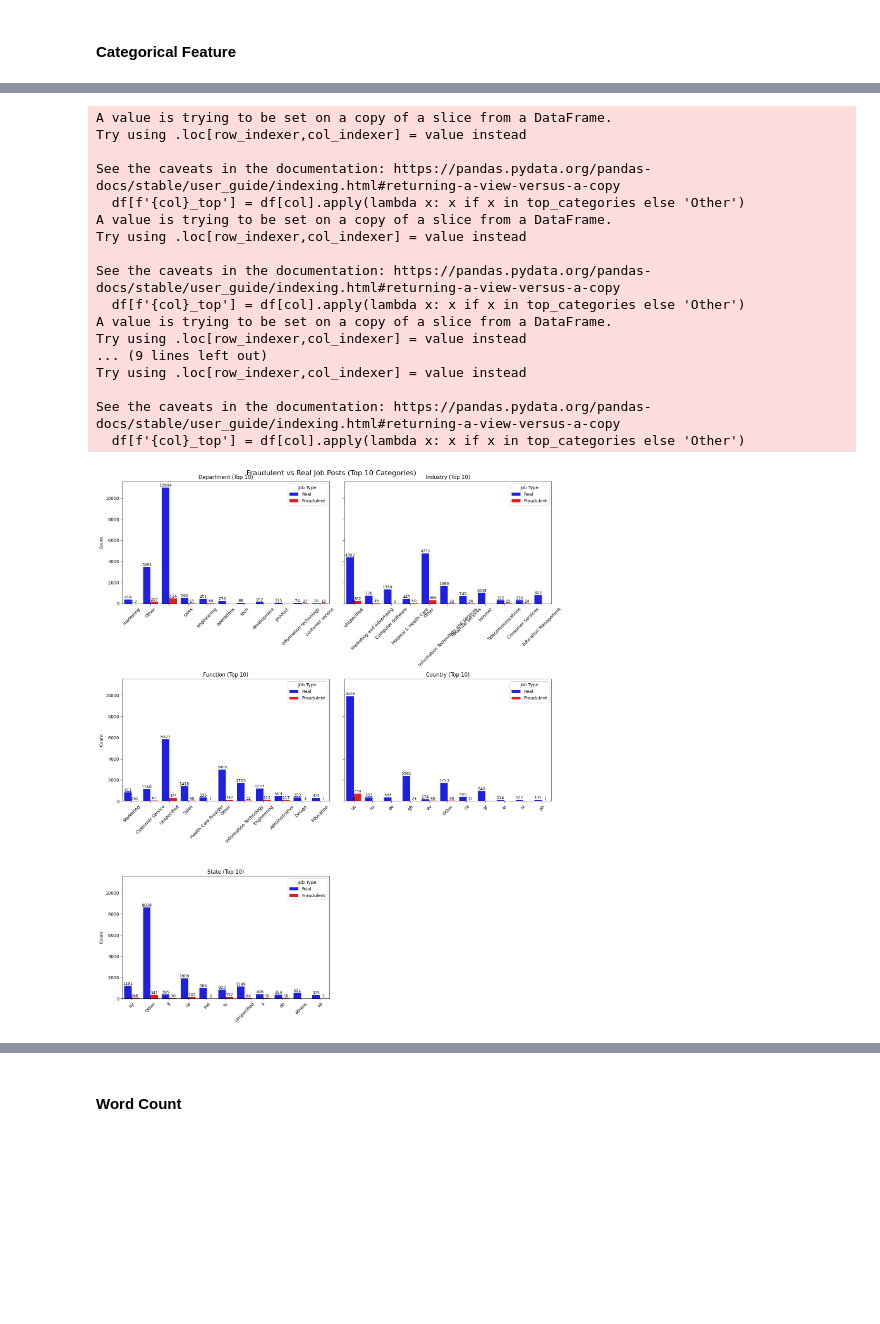
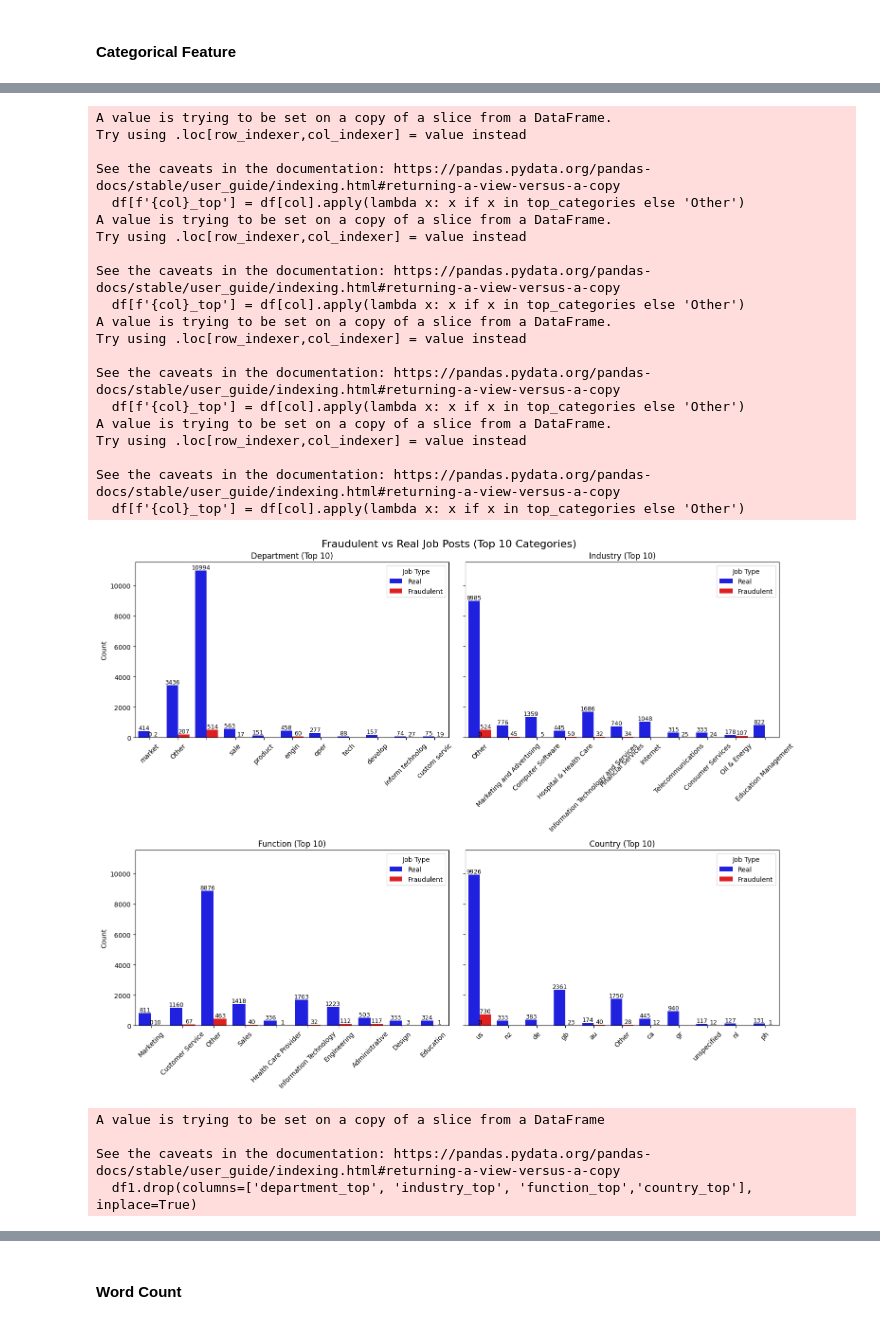
Before and after one commit to SpencerLimSzeSing/fraudulent-job-prediction, a Jupyter notebook: notebook/notebook.ipynb, the cells around one changed output, grey strips where cells are left out. Saved outputs shown, nothing was run; the diff lists cells and outputs as text; code cells hidden in the pictures; blank space fills up the shorter version.

```diff
--- a/notebook/notebook.ipynb
+++ b/notebook/notebook.ipynb
@@ -382,0 +500,12 @@ df1['country'].nunique()
+# %%
+state_map= {'londonsarniachatham': 'london', 'ελληνικο': 'Elliniko', 'kuala': 'kuala lumpur', 'portlandhillsboro': 'orengo', 'nelsonmarlborough': 'nelson', 'londonsarniachatham': 'london', 'mumbainavi': 'mumbai', 'londonsarniachathamwindsorkitchener': 'london'}
+
+def clean_state(val):
+    val = str(val).lower().strip()
+    if val.isdigit() or len(val) < 2 or val in ['nan', 'unspecified', 'n', 'c', 'u', 'j', '', 'various', 'home', 'remote', 'multiple']:
+        return 'unspecified'
+    if val in state_map:
+        return state_map[val]
+    return val
+
+df1['state'] = df1['state'].apply(clean_state)
@@ -382,0 +559,2 @@ df1['country'].nunique()
+# %%
+df1.drop(columns=['state', 'city'], inplace=True)
@@ -382,0 +627,14 @@ df1['country'].nunique()
+# %%
+# List of text features
+text_features = ['title', 'department', 'company_profile', 'description', 'requirements', 'benefits']
+
+def stemming(text):
+    if isinstance(text, str):
+        tokens = text.split()
+        cleaned_tokens = [ps.stem(w) for w in tokens]
+        return ' '.join(cleaned_tokens)
+    else:
+        return ''
+
+for feature in text_features:
+    df1[feature] = df1[feature].apply(stemming)
@@ -382,0 +647,3 @@ df1['country'].nunique()
+# %%
+df1.drop(columns=['combined_text'], inplace=True)
+df1.info()
@@ -560,33 +849,43 @@ def plot_top_n_cats_grid(df, cat_cols, top_n=10):
         # Custom legend
         handles, labels = ax.get_legend_handles_labels()
         ax.legend(handles, ['Real', 'Fraudulent'], title='Job Type')
 
     # Hide any unused subplots
     for j in range(i + 1, len(axes)):
         axes[j].axis('off')
 
     fig.suptitle('Fraudulent vs Real Job Posts (Top 10 Categories)', fontsize=16)
     plt.tight_layout()
     plt.show()
 
 
-plot_top_n_cats_grid(df1, ['department', 'industry', 'function', 'country', 'state'], top_n=10)
+plot_top_n_cats_grid(df1, ['department', 'industry', 'function', 'country'], top_n=10)
 # %% [output]
 A value is trying to be set on a copy of a slice from a DataFrame.
 Try using .loc[row_indexer,col_indexer] = value instead
 
 See the caveats in the documentation: https://pandas.pydata.org/pandas-docs/stable/user_guide/indexing.html#returning-a-view-versus-a-copy
   df[f'{col}_top'] = df[col].apply(lambda x: x if x in top_categories else 'Other')
 A value is trying to be set on a copy of a slice from a DataFrame.
 Try using .loc[row_indexer,col_indexer] = value instead
 
 See the caveats in the documentation: https://pandas.pydata.org/pandas-docs/stable/user_guide/indexing.html#returning-a-view-versus-a-copy
   df[f'{col}_top'] = df[col].apply(lambda x: x if x in top_categories else 'Other')
 A value is trying to be set on a copy of a slice from a DataFrame.
 Try using .loc[row_indexer,col_indexer] = value instead
-... (9 lines left out)
+
+See the caveats in the documentation: https://pandas.pydata.org/pandas-docs/stable/user_guide/indexing.html#returning-a-view-versus-a-copy
+  df[f'{col}_top'] = df[col].apply(lambda x: x if x in top_categories else 'Other')
+A value is trying to be set on a copy of a slice from a DataFrame.
 Try using .loc[row_indexer,col_indexer] = value instead
 
 See the caveats in the documentation: https://pandas.pydata.org/pandas-docs/stable/user_guide/indexing.html#returning-a-view-versus-a-copy
   df[f'{col}_top'] = df[col].apply(lambda x: x if x in top_categories else 'Other')
-[figure, old version]
+[figure, new version]
+# %%
+df1.drop(columns=['department_top', 'industry_top', 'function_top','country_top'], inplace=True)
+# %% [output]
+A value is trying to be set on a copy of a slice from a DataFrame
+
+See the caveats in the documentation: https://pandas.pydata.org/pandas-docs/stable/user_guide/indexing.html#returning-a-view-versus-a-copy
+  df1.drop(columns=['department_top', 'industry_top', 'function_top','country_top'], inplace=True)
```
Also changed, not shown: parts of 46 cells of this notebook, 9 other files.
